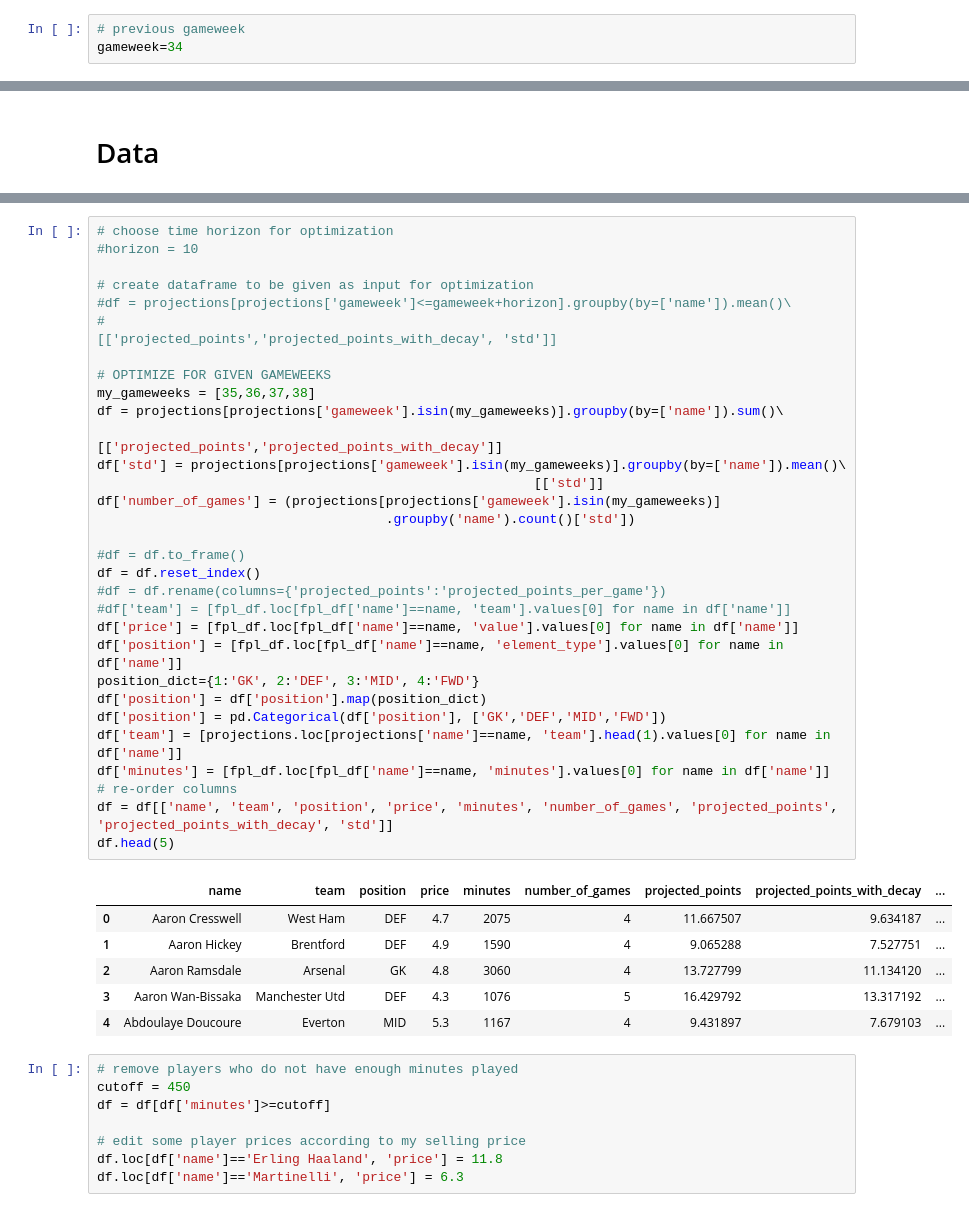
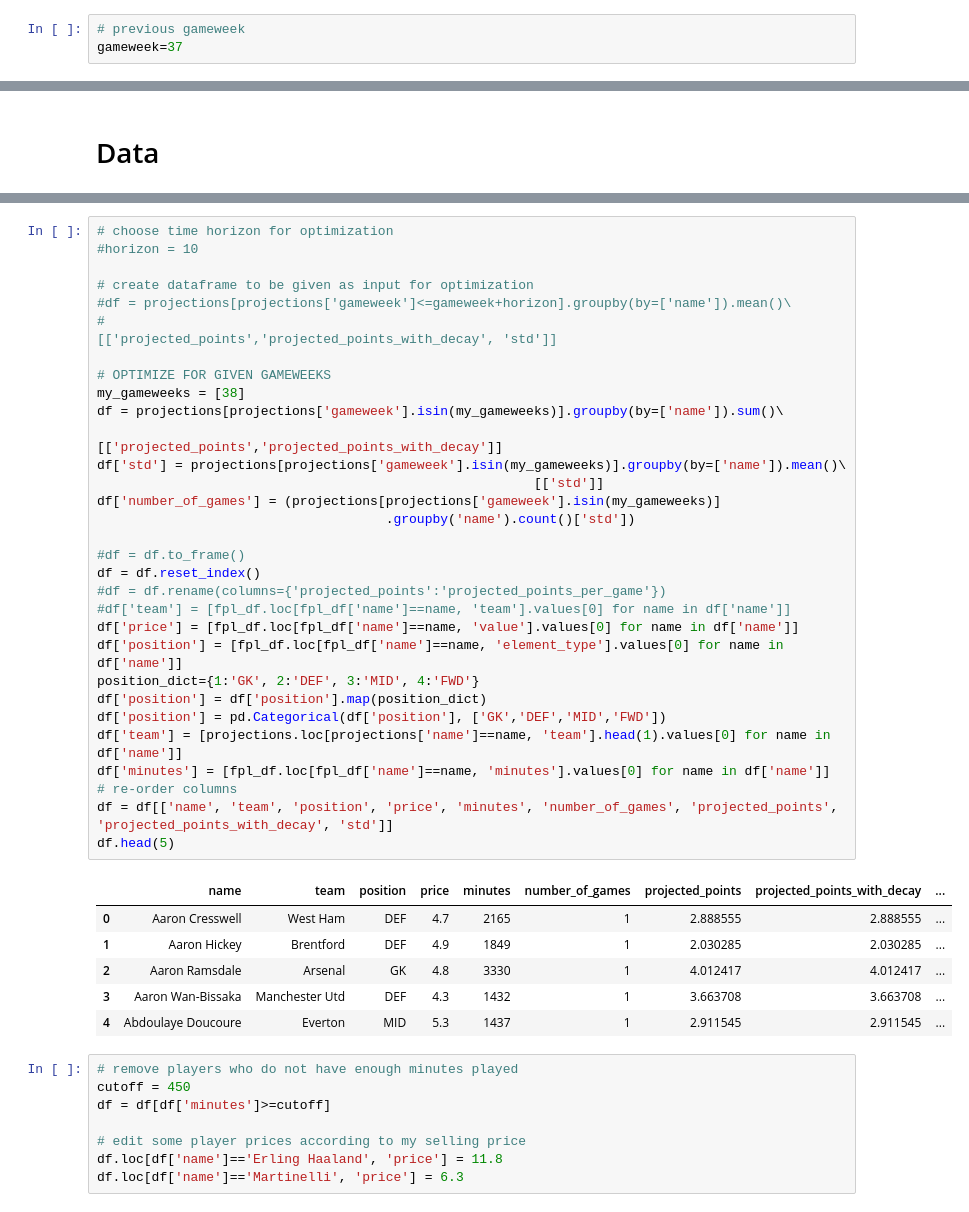
Before and after one commit to jaksticks/Fantasy-Premier-League, a Jupyter notebook: season22_23/notebooks/5_team_optimization.ipynb, the cells around one changed output, grey strips where cells are left out. Cells and saved outputs as stored; diff of their text form.

```diff
--- a/season22_23/notebooks/5_team_optimization.ipynb
+++ b/season22_23/notebooks/5_team_optimization.ipynb
@@ -3,7 +3,7 @@ TO DO:
 - Add option to force players into the team, i.e., optimize given certain player are already locked in
 # %%
 # previous gameweek
-gameweek=34
+gameweek=37
 # %%
 import pandas as pd
 import numpy as np
@@ -131,39 +131,39 @@ fpl_df.head(5)
 #horizon = 10
 
 # create dataframe to be given as input for optimization
 #df = projections[projections['gameweek']<=gameweek+horizon].groupby(by=['name']).mean()\
 #                                                        [['projected_points','projected_points_with_decay', 'std']]
 
 # OPTIMIZE FOR GIVEN GAMEWEEKS
-my_gameweeks = [35,36,37,38]
+my_gameweeks = [38]
 df = projections[projections['gameweek'].isin(my_gameweeks)].groupby(by=['name']).sum()\
                                                         [['projected_points','projected_points_with_decay']]
 df['std'] = projections[projections['gameweek'].isin(my_gameweeks)].groupby(by=['name']).mean()\
                                                         [['std']]
 df['number_of_games'] = (projections[projections['gameweek'].isin(my_gameweeks)]
                                      .groupby('name').count()['std'])
 
 #df = df.to_frame()
 df = df.reset_index()
 #df = df.rename(columns={'projected_points':'projected_points_per_game'})
 #df['team'] = [fpl_df.loc[fpl_df['name']==name, 'team'].values[0] for name in df['name']]
 df['price'] = [fpl_df.loc[fpl_df['name']==name, 'value'].values[0] for name in df['name']]
 df['position'] = [fpl_df.loc[fpl_df['name']==name, 'element_type'].values[0] for name in df['name']]
 position_dict={1:'GK', 2:'DEF', 3:'MID', 4:'FWD'}
 df['position'] = df['position'].map(position_dict)
 df['position'] = pd.Categorical(df['position'], ['GK','DEF','MID','FWD'])
 df['team'] = [projections.loc[projections['name']==name, 'team'].head(1).values[0] for name in df['name']]
 df['minutes'] = [fpl_df.loc[fpl_df['name']==name, 'minutes'].values[0] for name in df['name']]
 # re-order columns
 df = df[['name', 'team', 'position', 'price', 'minutes', 'number_of_games', 'projected_points', 'projected_points_with_decay', 'std']]
 df.head(5)
 # %% [output]
 |  | name | team | position | price | minutes | number_of_games | projected_points | projected_points_with_decay | ... |
-| 0 | Aaron Cresswell | West Ham | DEF | 4.7 | 2075 | 4 | 11.667507 | 9.634187 | ... |
-| 1 | Aaron Hickey | Brentford | DEF | 4.9 | 1590 | 4 | 9.065288 | 7.527751 | ... |
-| 2 | Aaron Ramsdale | Arsenal | GK | 4.8 | 3060 | 4 | 13.727799 | 11.134120 | ... |
-| 3 | Aaron Wan-Bissaka | Manchester Utd | DEF | 4.3 | 1076 | 5 | 16.429792 | 13.317192 | ... |
-| 4 | Abdoulaye Doucoure | Everton | MID | 5.3 | 1167 | 4 | 9.431897 | 7.679103 | ... |
+| 0 | Aaron Cresswell | West Ham | DEF | 4.7 | 2165 | 1 | 2.888555 | 2.888555 | ... |
+| 1 | Aaron Hickey | Brentford | DEF | 4.9 | 1849 | 1 | 2.030285 | 2.030285 | ... |
+| 2 | Aaron Ramsdale | Arsenal | GK | 4.8 | 3330 | 1 | 4.012417 | 4.012417 | ... |
+| 3 | Aaron Wan-Bissaka | Manchester Utd | DEF | 4.3 | 1432 | 1 | 3.663708 | 3.663708 | ... |
+| 4 | Abdoulaye Doucoure | Everton | MID | 5.3 | 1437 | 1 | 2.911545 | 2.911545 | ... |
 # %%
 # remove players who do not have enough minutes played
 cutoff = 450
```
Also changed, not shown: parts of 13 cells of this notebook, 6 other files.
